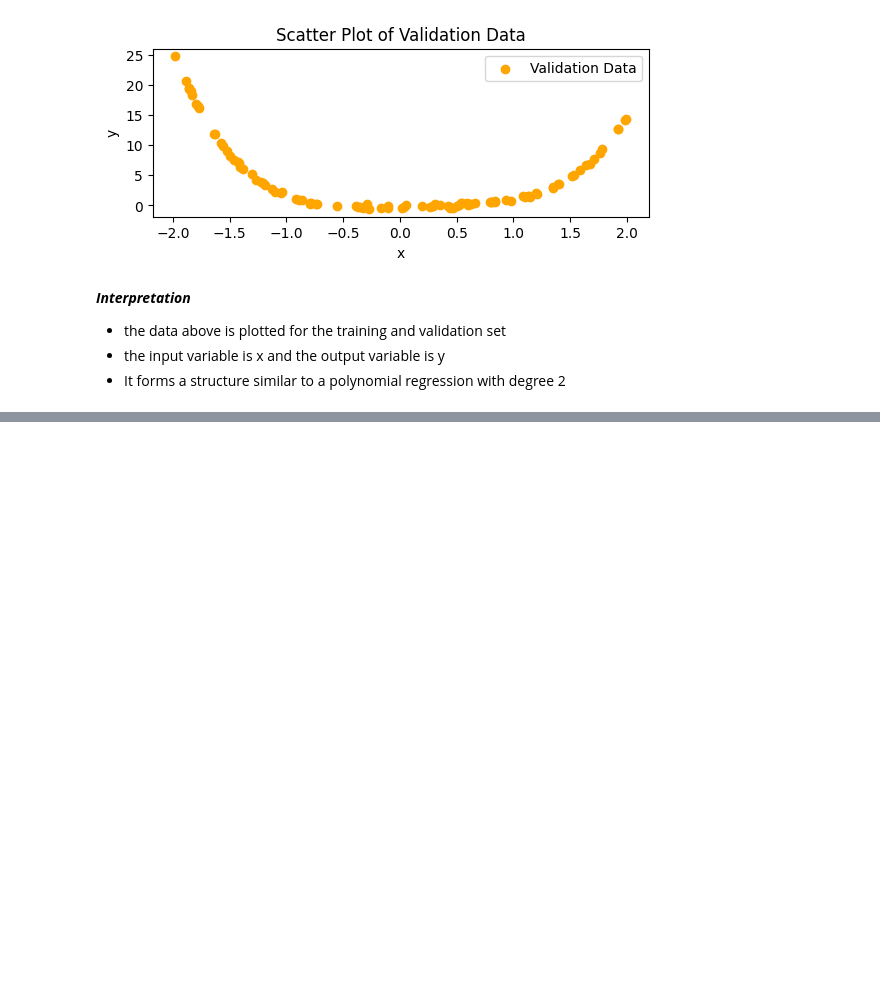
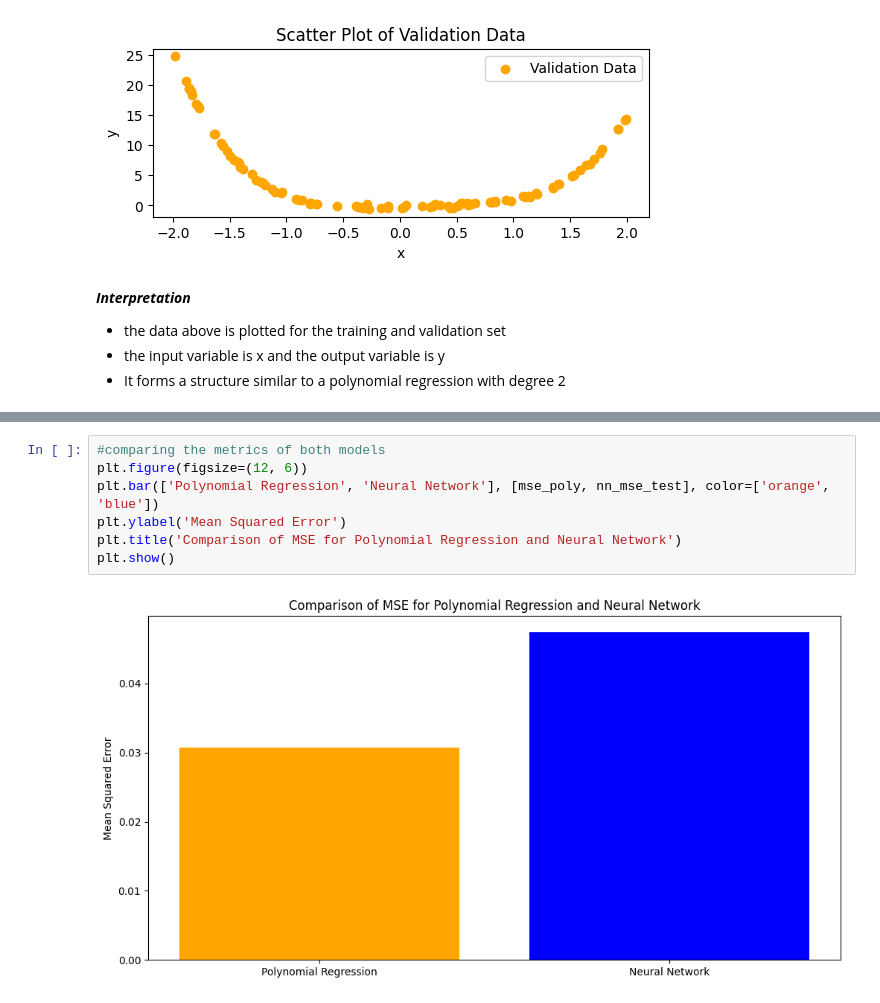
Before and after one commit to xplj5935-uol/Graphs_networks_and_systems_personal_project, a Jupyter notebook: main.ipynb, the cells around one changed output, grey strips where cells are left out. Saved outputs shown, nothing was run; the diff lists cells and outputs as text; blank space fills up the shorter version.

```diff
--- a/main.ipynb
+++ b/main.ipynb
@@ -96,0 +198,9 @@ Neural Network Architecture: (100,)
+# %%
+#comparing the metrics of both models
+plt.figure(figsize=(12, 6))
+plt.bar(['Polynomial Regression', 'Neural Network'], [mse_poly, nn_mse_test], color=['orange', 'blue'])
+plt.ylabel('Mean Squared Error')
+plt.title('Comparison of MSE for Polynomial Regression and Neural Network')
+plt.show()
+# %% [output]
+[figure, added]
```
Also changed, not shown: parts of 15 cells of this notebook.
